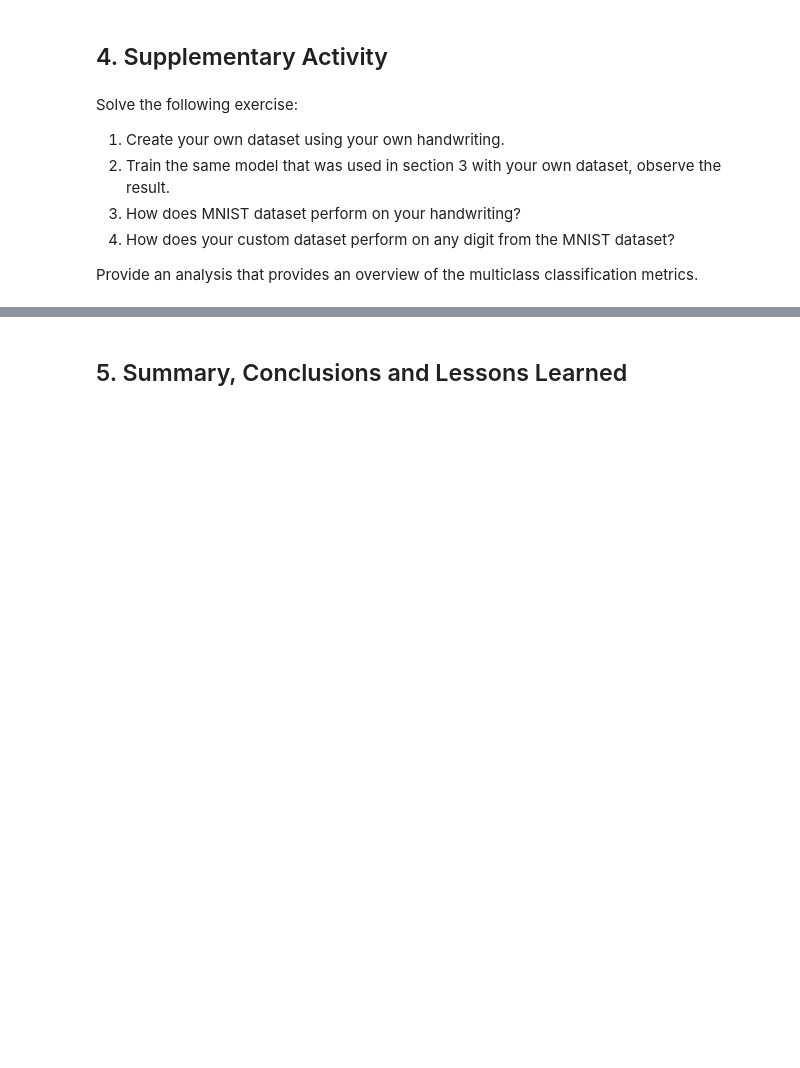
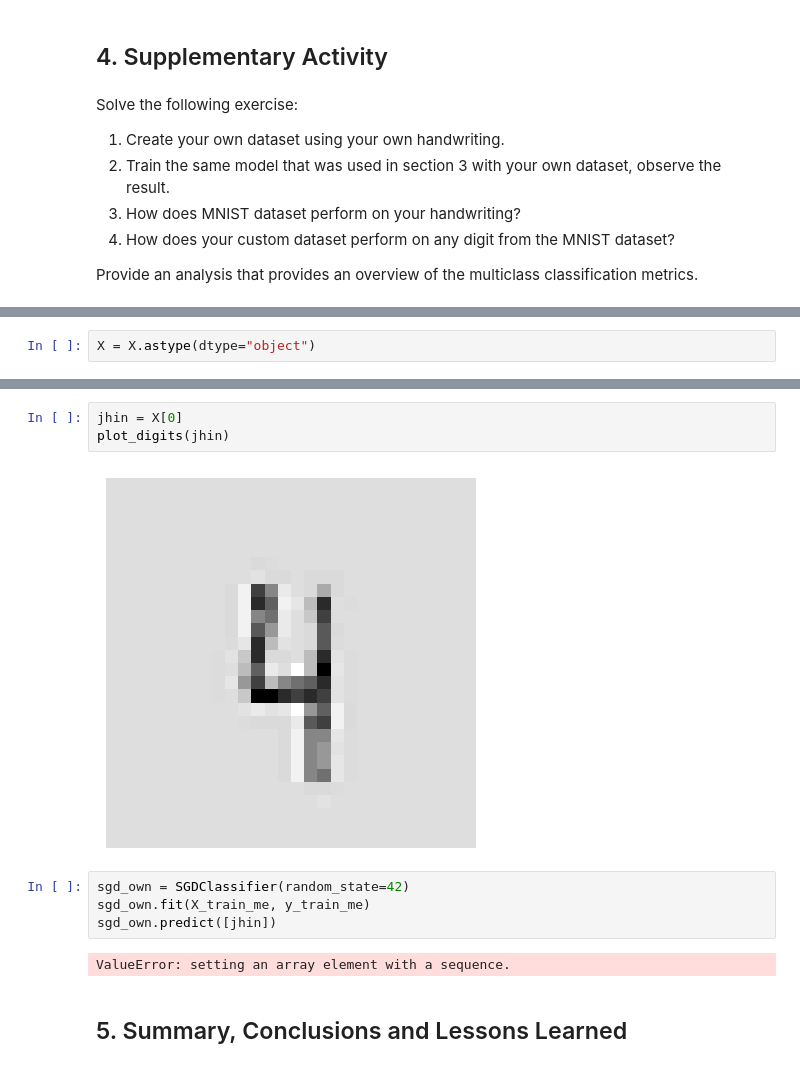
Before and after one commit to DaBloat/learn_Python, a Jupyter notebook: School_Activities/Introduction_in_Machine_Learning/Prelims/HA03/Activity_3_Classification.ipynb, the cells around one changed output, grey strips where cells are left out. Drawn from its saved outputs; the diff is of its cells as text; blank space fills up the shorter version.

```diff
--- a/School_Activities/Introduction_in_Machine_Learning/Prelims/HA03/Activity_3_Classification.ipynb
+++ b/School_Activities/Introduction_in_Machine_Learning/Prelims/HA03/Activity_3_Classification.ipynb
@@ -513,0 +611,2 @@ Provide an analysis that provides an overview of the multiclass classification m
+# %%
+X = X.astype(dtype="object")
@@ -514,3 +636,14 @@ Provide an analysis that provides an overview of the multiclass classification m
+# %%
+jhin = X[0]
+plot_digits(jhin)
+# %% [output]
+[figure, added]
+# %%
+sgd_own = SGDClassifier(random_state=42)
+sgd_own.fit(X_train_me, y_train_me)
+sgd_own.predict([jhin])
+# %% [output]
+ValueError: setting an array element with a sequence.
 # %% [markdown]
 ## 5. Summary, Conclusions and Lessons Learned
 # %% [markdown]
```
Also changed, not shown: parts of 19 cells of this notebook, 5 other files.
